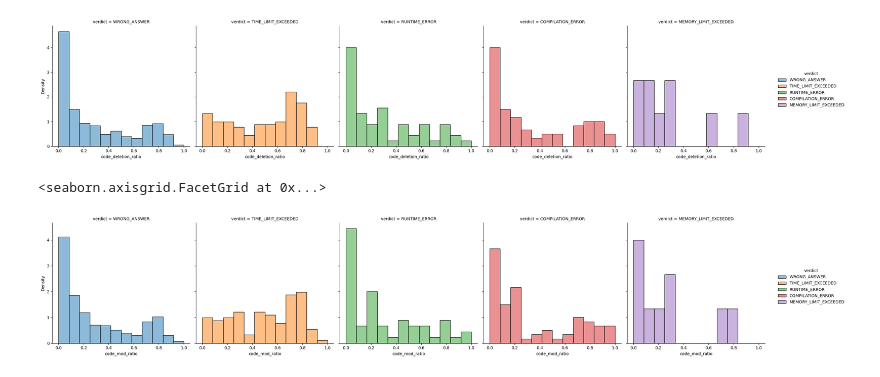
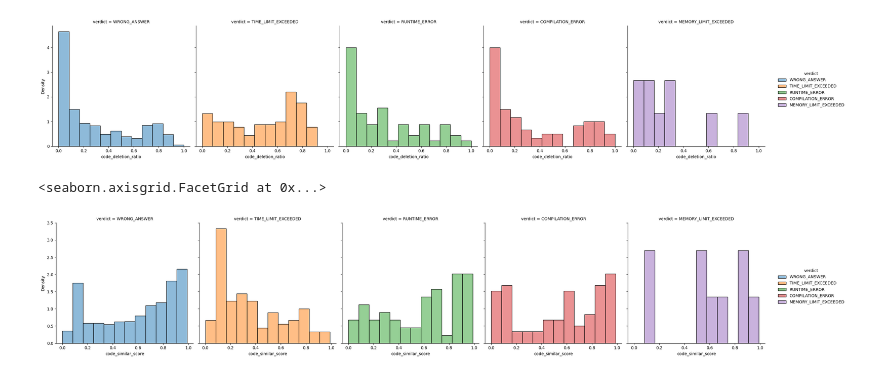
Before and after one commit to Arkin1/CanLLMFixSubmissions, a Jupyter notebook: analysis.ipynb, the cells around one changed output. Drawn from its saved outputs; the diff is of its cells as text; code cells hidden in the pictures.

```diff
--- a/analysis.ipynb
+++ b/analysis.ipynb
@@ -6,5 +6,5 @@ import seaborn as sns
 df_all, pm = load_dataset("data/dataset.csv",
                       "data/codeforces/generated_tests",
                       "data/codeforces/data",
-                      code_mod_ratio_threshold=1)
+                      code_mod_ratio_threshold=0)
 df_buggy = df_all[df_all["AcceptedAnchor"] != -1]
@@ -42,8 +37,8 @@ sns.displot(df_buggy, x = 'code_deletion_ratio',hue = 'verdict', col = 'verdict'
 # %% [output]
 <seaborn.axisgrid.FacetGrid at 0x...>
 [figure]
-# %%
-sns.displot(df_buggy, x = 'code_mod_ratio',hue = 'verdict', col = 'verdict', stat='density',common_norm=False)
-# %% [output]
-<seaborn.axisgrid.FacetGrid at 0x...>
-[figure, removed]
+# %%
+sns.displot(df_buggy, x = 'code_similar_score',hue = 'verdict', col = 'verdict', stat='density',common_norm=False)
+# %% [output]
+<seaborn.axisgrid.FacetGrid at 0x...>
+[figure, added]
```
Also changed, not shown: parts of 4 cells of this notebook, 5 other files.
